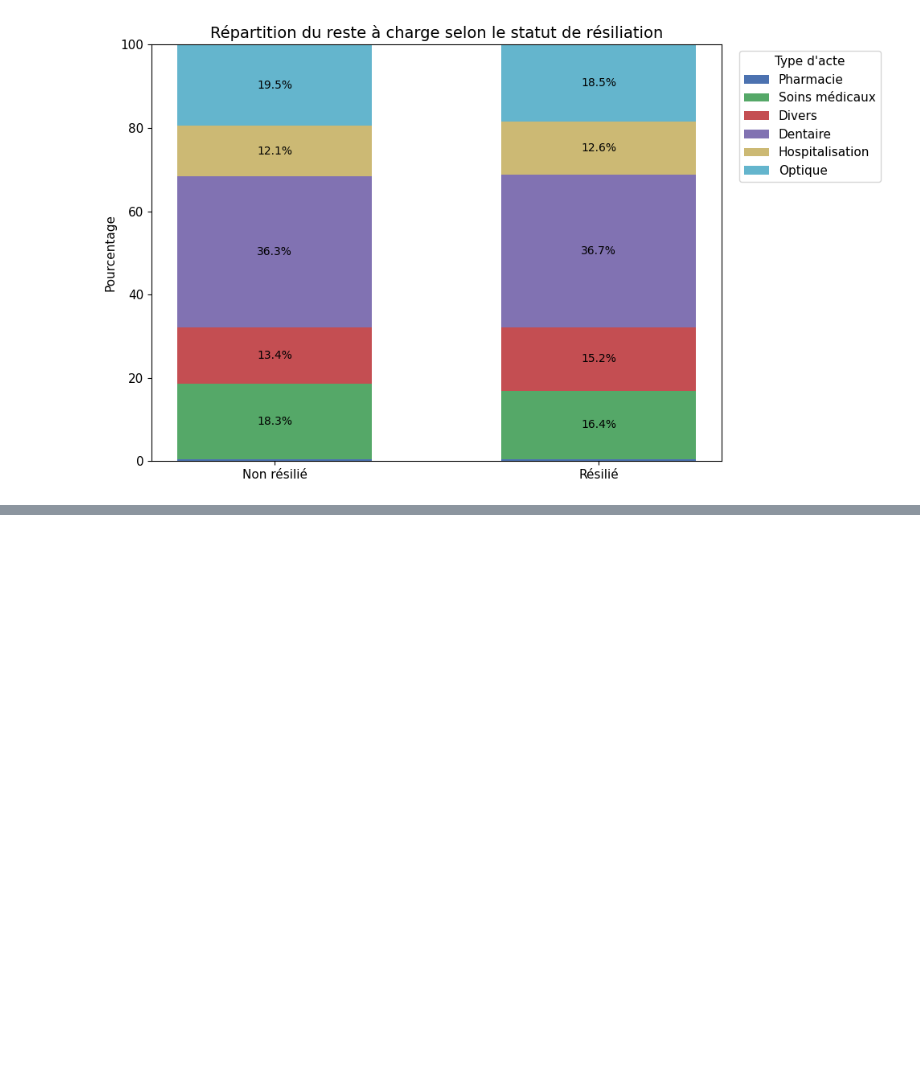
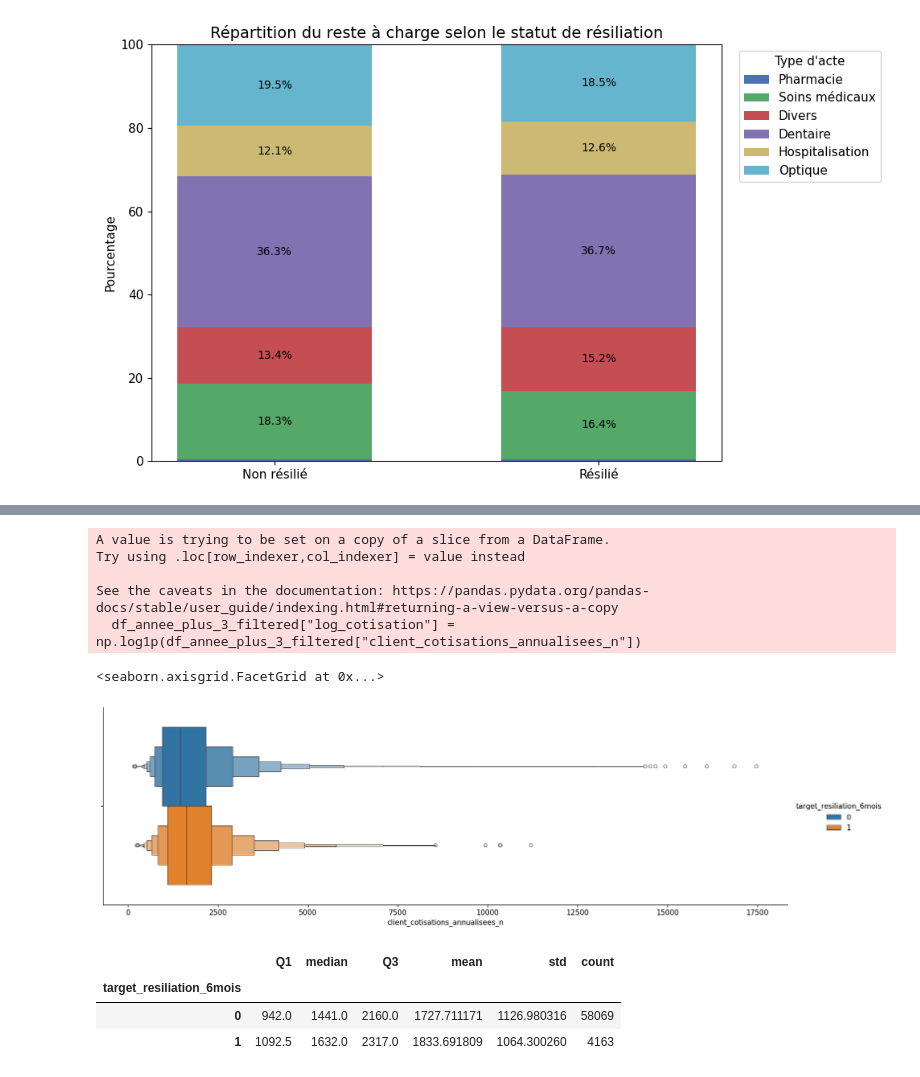
Before and after one commit to kellybourbon2/Alptis-churn-prediction, a Jupyter notebook: notebooks/Overview_Alptis.ipynb, the cells around one changed output, grey strips where cells are left out. Drawn from its saved outputs; the diff is of its cells as text; code cells hidden in the pictures; blank space fills up the shorter version.

```diff
--- a/notebooks/Overview_Alptis.ipynb
+++ b/notebooks/Overview_Alptis.ipynb
@@ -847,0 +1189,33 @@ plt.show()
+# %%
+# Comparaisons des niveaux de citisation et de la variation de celles-ci
+df_annee_plus_3_filtered = df_annee_plus_3[["client_cotisations_annualisees_n", "target_resiliation_6mois"]]
+df_annee_plus_3_filtered["log_cotisation"] = np.log1p(df_annee_plus_3_filtered["client_cotisations_annualisees_n"])
+sns.catplot(data=df_annee_plus_3_filtered, x="client_cotisations_annualisees_n", hue="target_resiliation_6mois", kind="boxen", aspect=3)
+# %% [output]
+A value is trying to be set on a copy of a slice from a DataFrame.
+Try using .loc[row_indexer,col_indexer] = value instead
+
+See the caveats in the documentation: https://pandas.pydata.org/pandas-docs/stable/user_guide/indexing.html#returning-a-view-versus-a-copy
+  df_annee_plus_3_filtered["log_cotisation"] = np.log1p(df_annee_plus_3_filtered["client_cotisations_annualisees_n"])
+<seaborn.axisgrid.FacetGrid at 0x...>
+[figure, added]
+# %%
+# Comparaisons des niveaux de citisation et de la variation de celles-ci
+stats = (
+    df_annee_plus_3_filtered
+    .groupby("target_resiliation_6mois")["client_cotisations_annualisees_n"]
+    .agg(
+        Q1=lambda x: x.quantile(0.25),
+        median="median",
+        Q3=lambda x: x.quantile(0.75),
+        mean="mean",
+        std="std",
+        count="count"
+    )
+)
+stats
+# %% [output]
+|  | Q1 | median | Q3 | mean | std | count |
+| target_resiliation_6mois |  |  |  |  |  |  |
+| 0 | 942.0 | 1441.0 | 2160.0 | 1727.711171 | 1126.980316 | 58069 |
+| 1 | 1092.5 | 1632.0 | 2317.0 | 1833.691809 | 1064.300260 | 4163 |
```
Also changed, not shown: parts of 30 cells of this notebook, 3 other files.
